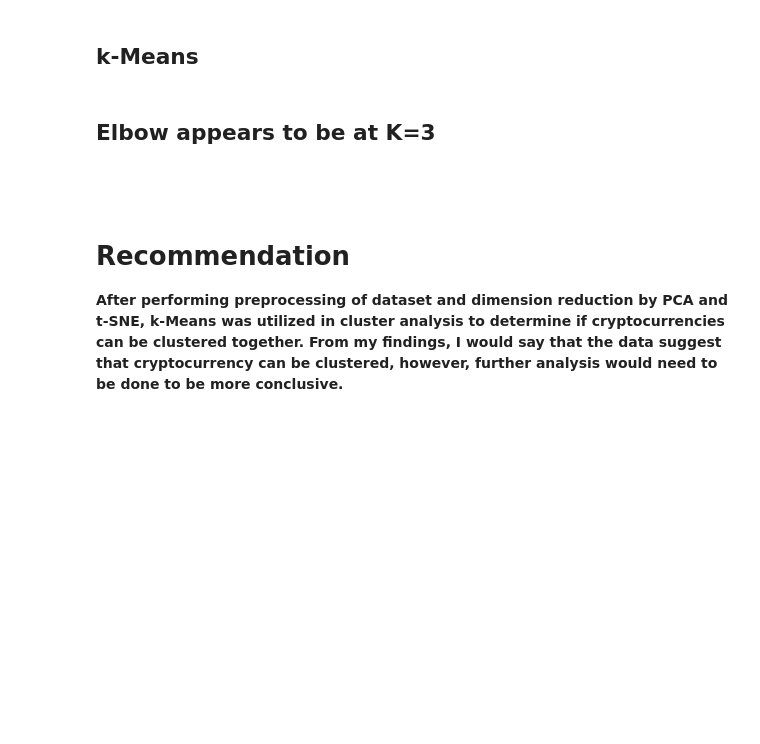
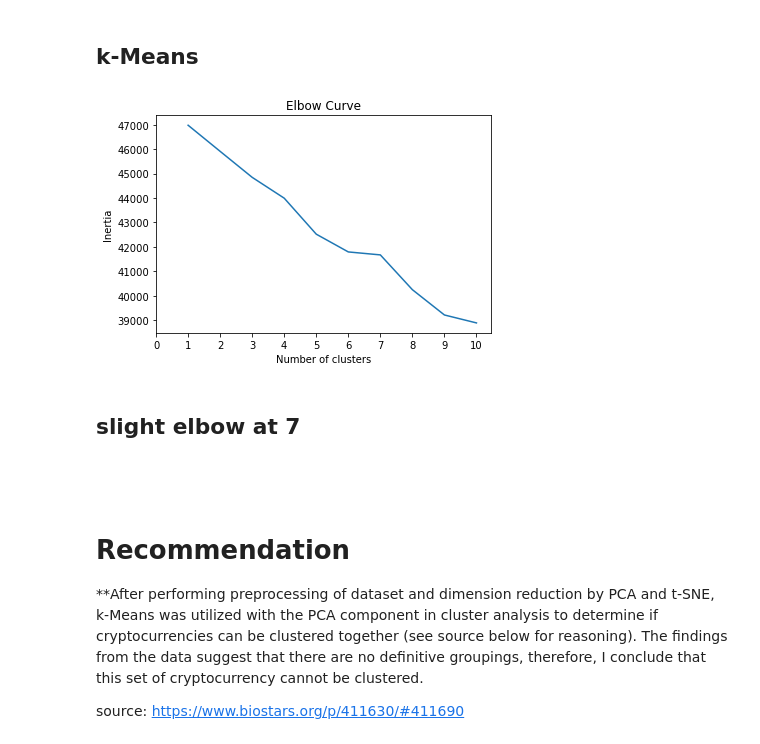
Before and after one commit to D11eleven/Unsupervised-Learning-HW---Cryptocurrency-Clusters, a Jupyter notebook: HW - Cryptocurrency Clusters .ipynb, the cells around one changed output. Cells and saved outputs as stored; diff of their text form; code cells hidden in the pictures; blank space fills up the shorter version.

```diff
--- a/HW - Cryptocurrency Clusters .ipynb
+++ b/HW - Cryptocurrency Clusters .ipynb
@@ -132,32 +263,39 @@ df_X_pca.head()
 # %%
 # Cluster Analysis with k-Means
 
 # Finding the best value for k
 inertia = []
 k = list(range(1, 11))
 
 # Calculate the inertia for the range of k values
 for i in k:
     km = KMeans(n_clusters=i, random_state=0)
-#     km.fit(df_X_pca)
-    km.fit(tsne_features)
+    km.fit(X_pca)
+#   km.fit(tsne_features)
     inertia.append(km.inertia_)
 
 # Creating the Elbow Curve
 elbow_data = {"k": k, "inertia": inertia}
 df_elbow = pd.DataFrame(elbow_data)
 
 plt.plot(df_elbow['k'], df_elbow['inertia'])
 plt.xticks(list(range(11)))
 plt.title('Elbow Curve')
 plt.xlabel('Number of clusters')
 plt.ylabel('Inertia')
 plt.show()
+# %% [output]
+[figure, added]
-# %% [markdown]
-## Elbow appears to be at K=3
+# %% [markdown]
+## slight elbow at 7
 # %% [markdown]
 ##
 # %% [markdown]
 # Recommendation
 
-**After performing preprocessing of dataset and dimension reduction by PCA and t-SNE, k-Means was utilized in cluster analysis to determine if cryptocurrencies can be clustered together. From my findings, I would say that the data suggest that cryptocurrency can be clustered, however, further analysis would need to be done to be more conclusive.**
+**After performing preprocessing of dataset and dimension reduction by PCA and t-SNE, k-Means was utilized with the PCA component in cluster analysis to determine if cryptocurrencies can be clustered together  (see source below for reasoning). The findings from the data suggest that there are no definitive groupings, therefore, I conclude that this set of cryptocurrency cannot be clustered.
+
+
+
+
+source: https://www.biostars.org/p/411630/#411690
```
Also changed, not shown: parts of 19 cells of this notebook.
